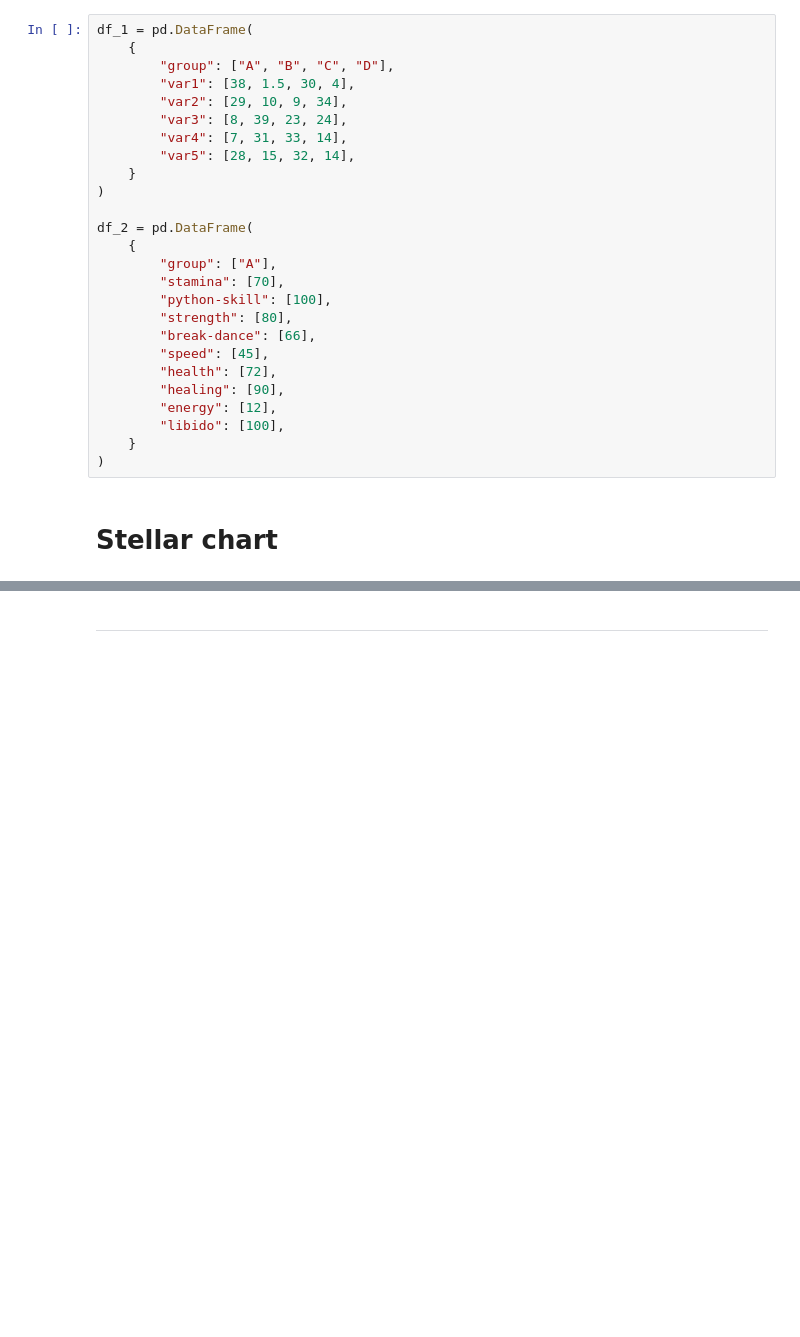
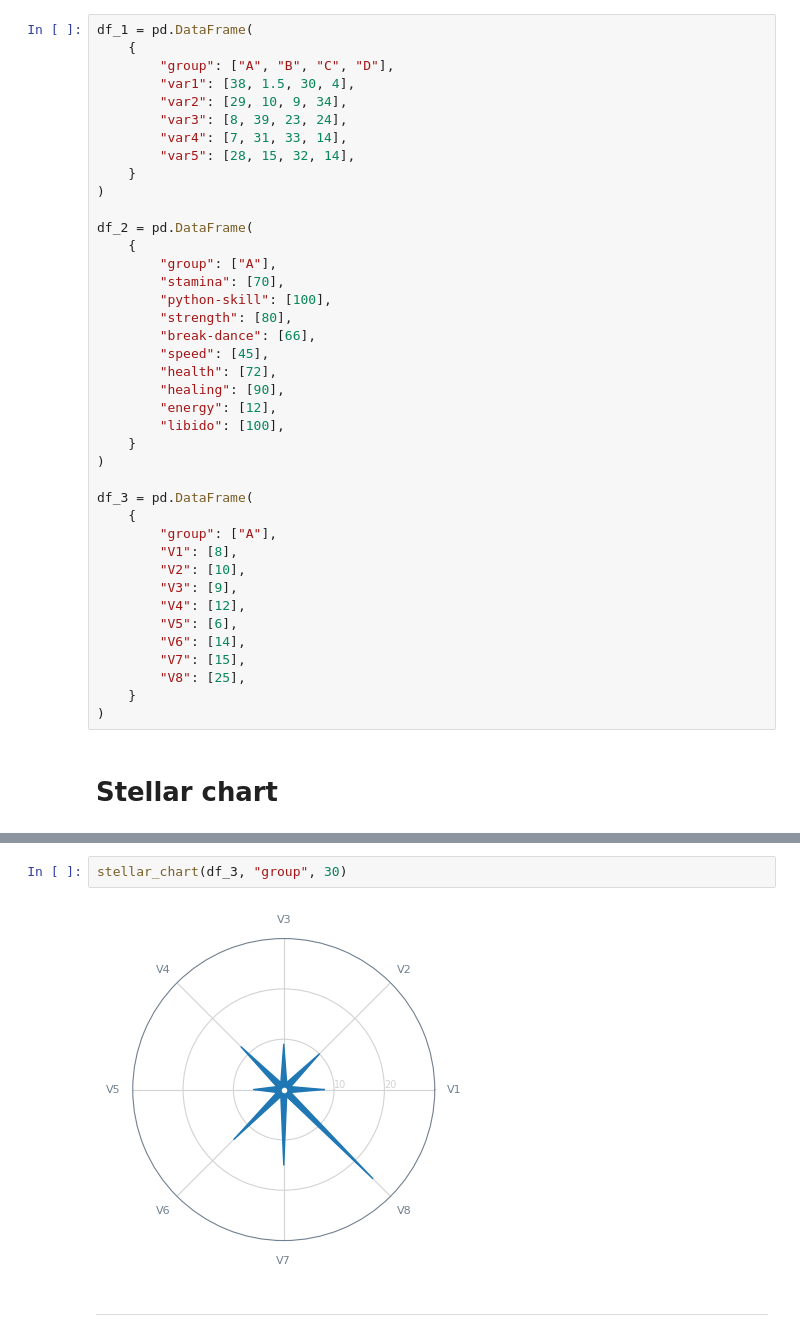
Before and after one commit to joaopalmeiro/datavis-python-playground, a Jupyter notebook: mpl-stellar-chart/demo.ipynb, the cells around one changed output, grey strips where cells are left out. Cells and saved outputs as stored; diff of their text form; blank space fills up the shorter version.

Commit message:
Update stellar chart

```diff
--- a/mpl-stellar-chart/demo.ipynb
+++ b/mpl-stellar-chart/demo.ipynb
@@ -35,6 +36,20 @@ df_2 = pd.DataFrame(
         "libido": [100],
     }
 )
+
+df_3 = pd.DataFrame(
+    {
+        "group": ["A"],
+        "V1": [8],
+        "V2": [10],
+        "V3": [9],
+        "V4": [12],
+        "V5": [6],
+        "V6": [14],
+        "V7": [15],
+        "V8": [25],
+    }
+)
 # %% [markdown]
 # Stellar chart
 # %%
@@ -48,2 +63,6 @@ stellar_chart(df_2, "group", 100)
+# %%
+stellar_chart(df_3, "group", 30)
+# %% [output]
+[figure, added]
 # %% [markdown]
 ---
```
Also changed, not shown: parts of 3 cells of this notebook, 3 other files.
